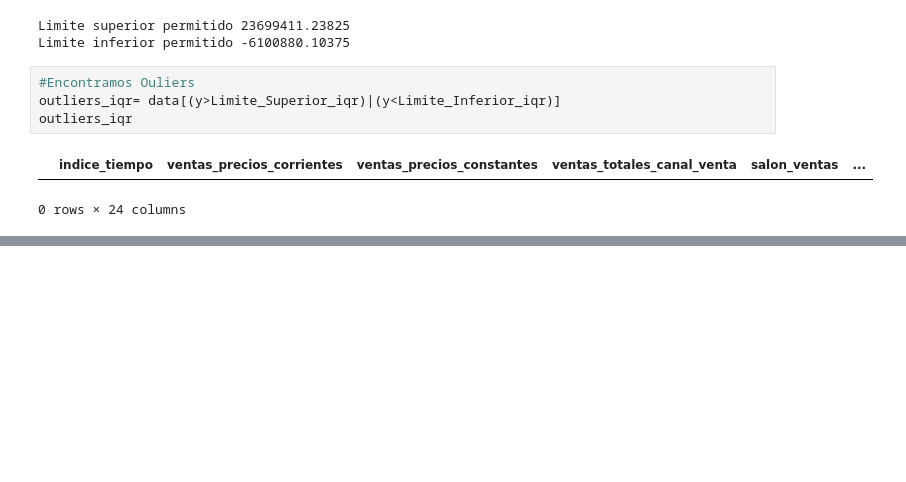
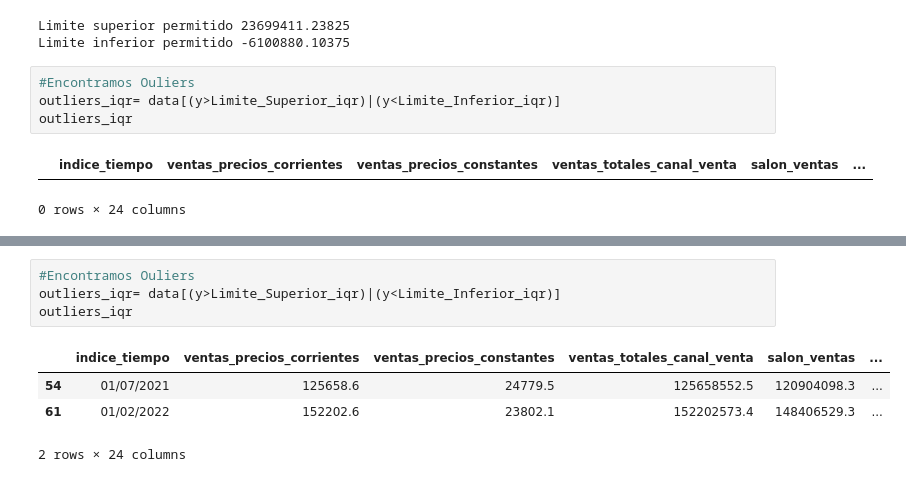
Before and after one commit to gabycantu/Actividad-3, a Jupyter notebook: actividad-3.ipynb, the cells around one changed output, grey strips where cells are left out. Cells and saved outputs as stored; diff of their text form; blank space fills up the shorter version.

```diff
--- a/actividad-3.ipynb
+++ b/actividad-3.ipynb
@@ -1079,0 +1095,9 @@ outliers_iqr
+# %%
+#Encontramos Ouliers
+outliers_iqr= data[(y>Limite_Superior_iqr)|(y<Limite_Inferior_iqr)]
+outliers_iqr
+# %% [output]
+|  | indice_tiempo | ventas_precios_corrientes | ventas_precios_constantes | ventas_totales_canal_venta | salon_ventas | ... |
+| 54 | 01/07/2021 | 125658.6 | 24779.5 | 125658552.5 | 120904098.3 | ... |
+| 61 | 01/02/2022 | 152202.6 | 23802.1 | 152202573.4 | 148406529.3 | ... |
+2 rows × 24 columns
```
Also changed, not shown: parts of 3 cells of this notebook.
